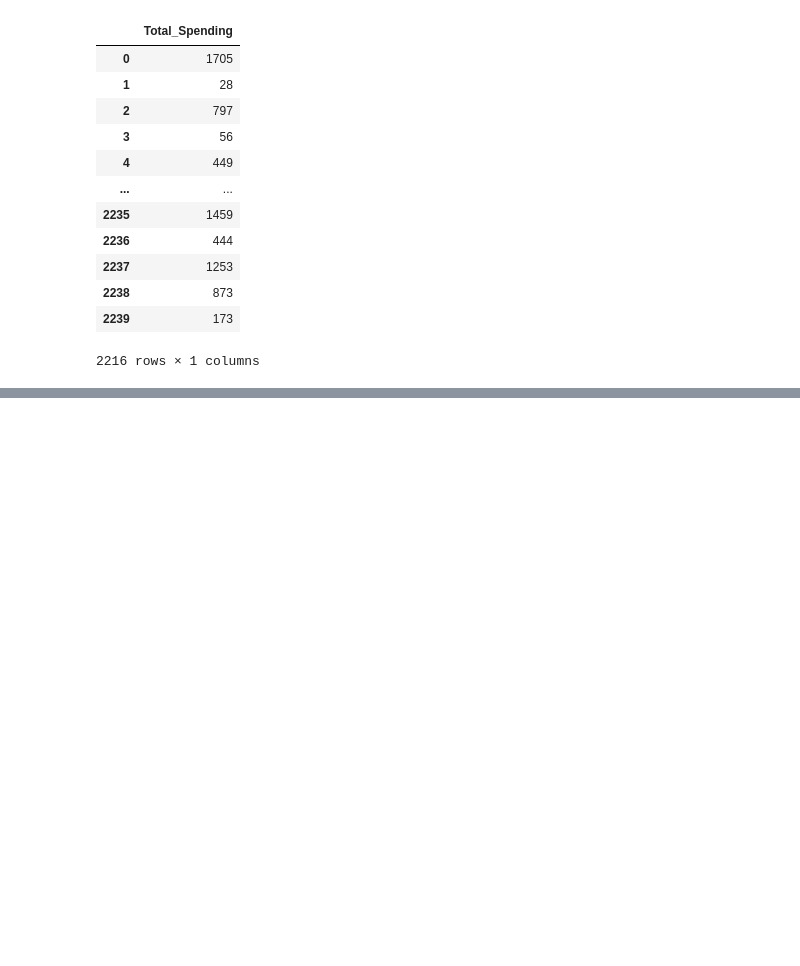
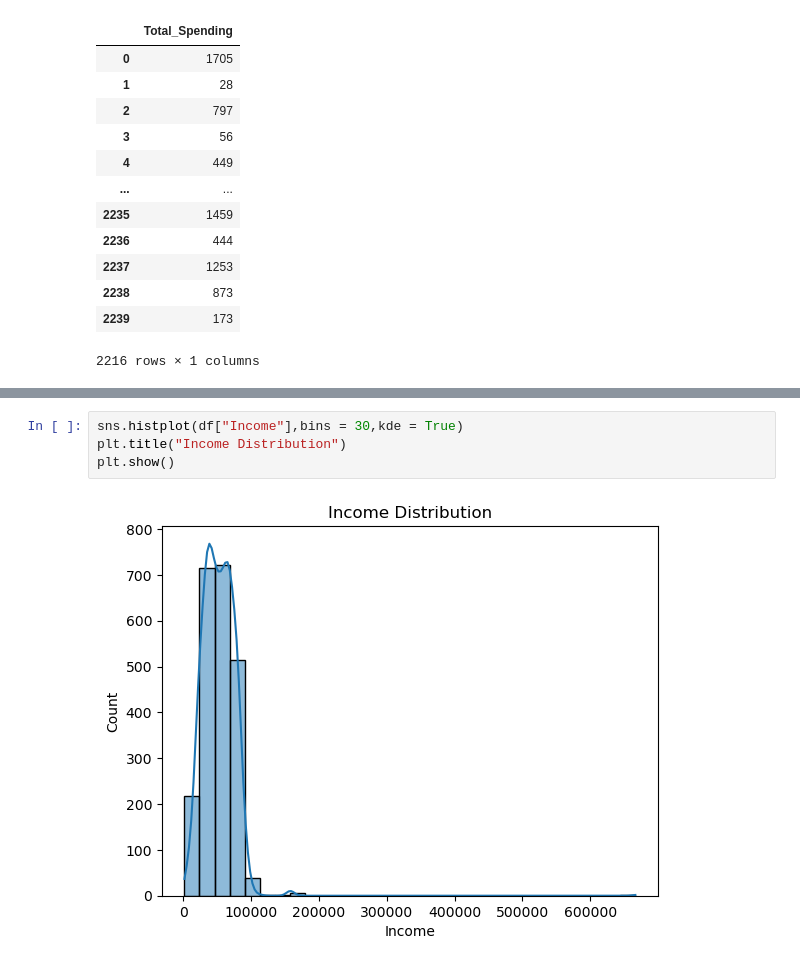
Before and after one commit to YasiruMethmal123/BankGuard360-, a Jupyter notebook: scripts/CustomerSegmentation.ipynb, the cells around one changed output, grey strips where cells are left out. Cells and saved outputs as stored; diff of their text form; blank space fills up the shorter version.

```diff
--- a/scripts/CustomerSegmentation.ipynb
+++ b/scripts/CustomerSegmentation.ipynb
@@ -234,0 +256,6 @@ df["Customer_Since"] = (pd.Timestamp("today") - df["Dt_Customer"]).df
+# %%
+sns.histplot(df["Income"],bins = 30,kde = True)
+plt.title("Income Distribution")
+plt.show()
+# %% [output]
+[figure, added]
```
Also changed, not shown: parts of 13 cells of this notebook.
